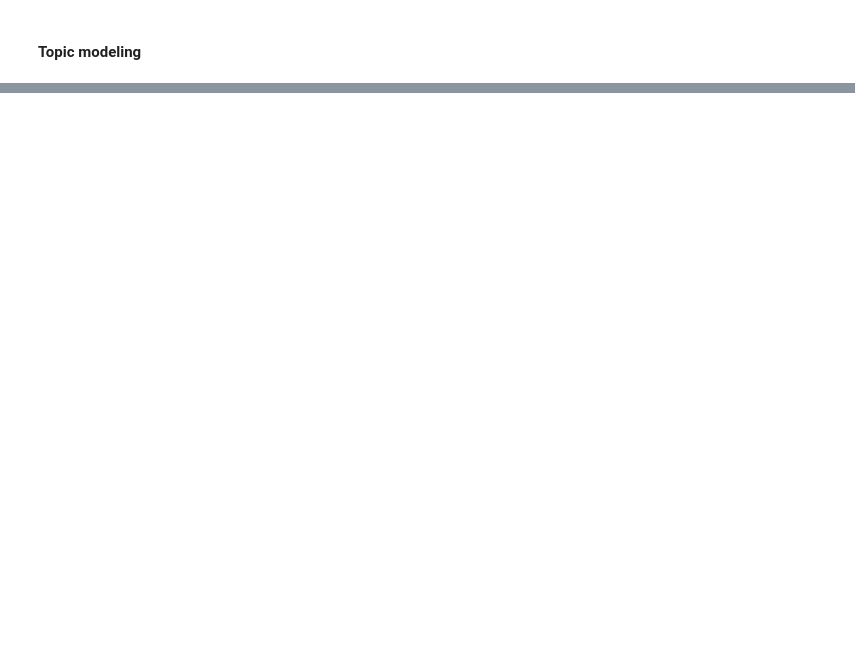
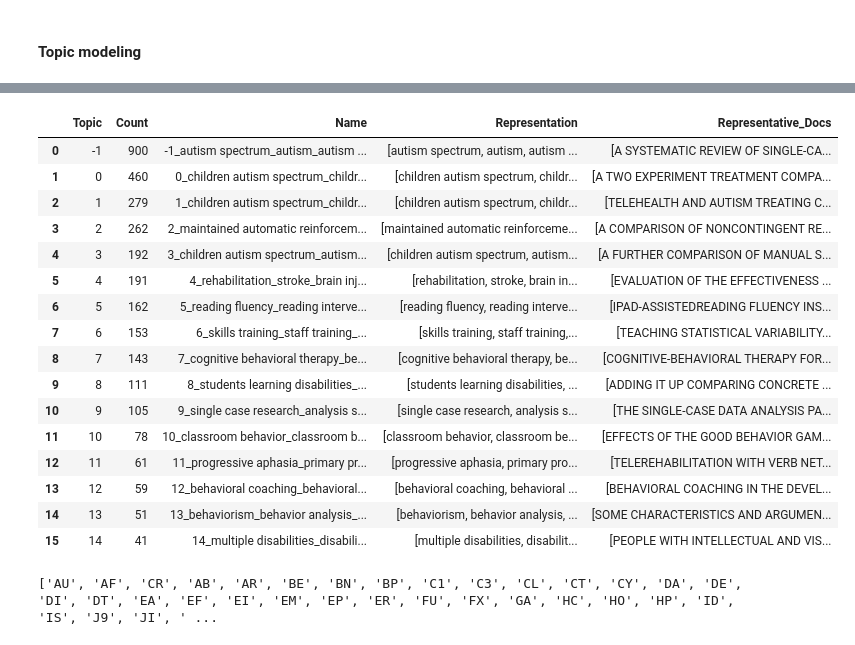
Before and after one commit to mshin77/scd-llm, a Jupyter notebook: topic_modeling/index.ipynb, the cells around one changed output, grey strips where cells are left out. Cells and saved outputs as stored; diff of their text form; code cells hidden in the pictures; blank space fills up the shorter version.

```diff
--- a/topic_modeling/index.ipynb
+++ b/topic_modeling/index.ipynb
@@ -88,7 +89,7 @@ pio.renderers.default = "colab"
 all_data_file = f"files/all_data.xlsx"
 all_data = pd.read_excel(all_data_file, na_filter=False)
 
-df = all_data[all_data['filtered'] == 'Yes']
+df = all_data[all_data['filtered'] == 'Yes'].reset_index(drop=True)
 df['Year'] = df['PY'].astype(int)
 df['Decade'] = (df['Year'] // 10) * 10
 df['CR'] = df['CR'].astype(str)
@@ -98,9 +99,21 @@ df['CR'] = df['CR'].astype(str)
 sentence_model = SentenceTransformer("all-MiniLM-L6-v2")
 sentence_embeddings = sentence_model.encode(df['combined_text'].tolist(), show_progress_bar=True)
 # %%
-umap_model = UMAP(n_neighbors=5, n_components=2, min_dist=0.0, metric='cosine', random_state=42)
+umap_model = UMAP(
+    n_neighbors=5,
+    n_components=2,
+    min_dist=0.0,
+    metric='cosine',
+    random_state=42
+)
 reduced_embeddings = umap_model.fit_transform(sentence_embeddings)
-hdbscan_model = HDBSCAN(min_cluster_size=35, metric='euclidean', cluster_selection_method='eom', prediction_data=True)
+
+hdbscan_model = HDBSCAN(
+    min_cluster_size=35,
+    metric='euclidean',
+    cluster_selection_method='eom',
+    prediction_data=True
+)
 hdbscan_model.fit(reduced_embeddings)
 labels = hdbscan_model.labels_
 # %%
@@ -200,0 +216,21 @@ with open("files/topic_model.pkl", "wb") as f:
+# %%
+topic_info = topic_model.get_topic_info()
+topic_info
+# %% [output]
+|  | Topic | Count | Name | Representation | Representative_Docs |
+| 0 | -1 | 900 | -1_autism spectrum_autism_autism ... | [autism spectrum, autism, autism ... | [A SYSTEMATIC REVIEW OF SINGLE-CA... |
+| 1 | 0 | 460 | 0_children autism spectrum_childr... | [children autism spectrum, childr... | [A TWO EXPERIMENT TREATMENT COMPA... |
+| 2 | 1 | 279 | 1_children autism spectrum_childr... | [children autism spectrum, childr... | [TELEHEALTH AND AUTISM TREATING C... |
+| 3 | 2 | 262 | 2_maintained automatic reinforcem... | [maintained automatic reinforceme... | [A COMPARISON OF NONCONTINGENT RE... |
+| 4 | 3 | 192 | 3_children autism spectrum_autism... | [children autism spectrum, autism... | [A FURTHER COMPARISON OF MANUAL S... |
+| 5 | 4 | 191 | 4_rehabilitation_stroke_brain inj... | [rehabilitation, stroke, brain in... | [EVALUATION OF THE EFFECTIVENESS ... |
+| 6 | 5 | 162 | 5_reading fluency_reading interve... | [reading fluency, reading interve... | [IPAD-ASSISTEDREADING FLUENCY INS... |
+| 7 | 6 | 153 | 6_skills training_staff training_... | [skills training, staff training,... | [TEACHING STATISTICAL VARIABILITY... |
+| 8 | 7 | 143 | 7_cognitive behavioral therapy_be... | [cognitive behavioral therapy, be... | [COGNITIVE-BEHAVIORAL THERAPY FOR... |
+| 9 | 8 | 111 | 8_students learning disabilities_... | [students learning disabilities, ... | [ADDING IT UP COMPARING CONCRETE ... |
+| 10 | 9 | 105 | 9_single case research_analysis s... | [single case research, analysis s... | [THE SINGLE-CASE DATA ANALYSIS PA... |
+| 11 | 10 | 78 | 10_classroom behavior_classroom b... | [classroom behavior, classroom be... | [EFFECTS OF THE GOOD BEHAVIOR GAM... |
+| 12 | 11 | 61 | 11_progressive aphasia_primary pr... | [progressive aphasia, primary pro... | [TELEREHABILITATION WITH VERB NET... |
+| 13 | 12 | 59 | 12_behavioral coaching_behavioral... | [behavioral coaching, behavioral ... | [BEHAVIORAL COACHING IN THE DEVEL... |
+| 14 | 13 | 51 | 13_behaviorism_behavior analysis_... | [behaviorism, behavior analysis, ... | [SOME CHARACTERISTICS AND ARGUMEN... |
+| 15 | 14 | 41 | 14_multiple disabilities_disabili... | [multiple disabilities, disabilit... | [PEOPLE WITH INTELLECTUAL AND VIS... |
@@ -200,0 +241,4 @@ with open("files/topic_model.pkl", "wb") as f:
+# %%
+print(df.columns.tolist())
+# %% [output]
+['AU', 'AF', 'CR', 'AB', 'AR', 'BE', 'BN', 'BP', 'C1', 'C3', 'CL', 'CT', 'CY', 'DA', 'DE', 'DI', 'DT', 'EA', 'EF', 'EI', 'EM', 'EP', 'ER', 'FU', 'FX', 'GA', 'HC', 'HO', 'HP', 'ID', 'IS', 'J9', 'JI', ' ...
```
Also changed, not shown: parts of 33 cells of this notebook, 33 other files.
